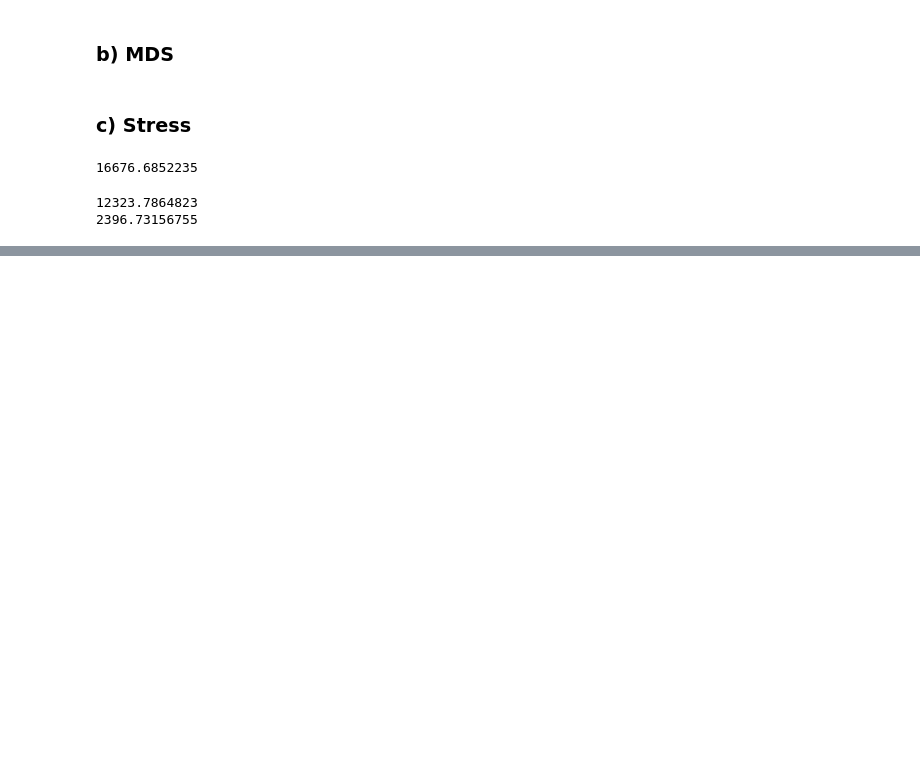
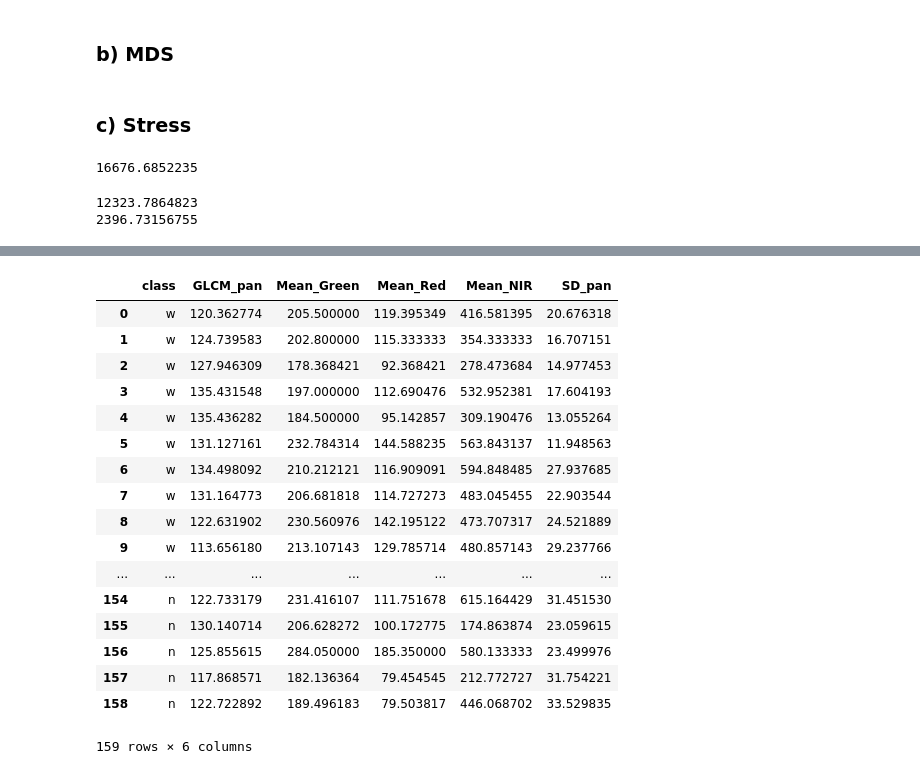
Before and after one commit to aliceziegler/Data_science_git_repo, a Jupyter notebook: Blatt 05/Übungsblatt 5.ipynb, the cells around one changed output, grey strips where cells are left out. Cells and saved outputs as stored; diff of their text form; code cells hidden in the pictures; blank space fills up the shorter version.

```diff
--- a/Blatt 05/Übungsblatt 5.ipynb
+++ b/Blatt 05/Übungsblatt 5.ipynb
@@ -328,0 +179,10 @@ $$
+# %%
+def metadata(data):
+    types = data.dtypes
+    columns = data.columns
+
+    mins = data.min(axis=0)
+    maxs = data.max(axis=0)
+    normalize = (maxs - mins)
+
+    return types,columns,normalize
@@ -328,0 +368,29 @@ $$
+# %%
+trainingReducedIndexes = kNNGreedy(training,'class')
+# %%
+trainingReducedIndexes.sort()
+# %%
+trainingReduced = training.iloc[trainingReducedIndexes]
+trainingReduced.reset_index(drop=True, inplace=True)
+distancesReduced = distances[trainingReducedIndexes,:]
+# %%
+trainingReduced
+# %% [output]
+|  | class | GLCM_pan | Mean_Green | Mean_Red | Mean_NIR | SD_pan |
+| 0 | w | 120.362774 | 205.500000 | 119.395349 | 416.581395 | 20.676318 |
+| 1 | w | 124.739583 | 202.800000 | 115.333333 | 354.333333 | 16.707151 |
+| 2 | w | 127.946309 | 178.368421 | 92.368421 | 278.473684 | 14.977453 |
+| 3 | w | 135.431548 | 197.000000 | 112.690476 | 532.952381 | 17.604193 |
+| 4 | w | 135.436282 | 184.500000 | 95.142857 | 309.190476 | 13.055264 |
+| 5 | w | 131.127161 | 232.784314 | 144.588235 | 563.843137 | 11.948563 |
+| 6 | w | 134.498092 | 210.212121 | 116.909091 | 594.848485 | 27.937685 |
+| 7 | w | 131.164773 | 206.681818 | 114.727273 | 483.045455 | 22.903544 |
+| 8 | w | 122.631902 | 230.560976 | 142.195122 | 473.707317 | 24.521889 |
+| 9 | w | 113.656180 | 213.107143 | 129.785714 | 480.857143 | 29.237766 |
+| ... | ... | ... | ... | ... | ... | ... |
+| 154 | n | 122.733179 | 231.416107 | 111.751678 | 615.164429 | 31.451530 |
+| 155 | n | 130.140714 | 206.628272 | 100.172775 | 174.863874 | 23.059615 |
+| 156 | n | 125.855615 | 284.050000 | 185.350000 | 580.133333 | 23.499976 |
+| 157 | n | 117.868571 | 182.136364 | 79.454545 | 212.772727 | 31.754221 |
+| 158 | n | 122.722892 | 189.496183 | 79.503817 | 446.068702 | 33.529835 |
+159 rows × 6 columns
```
Also changed, not shown: parts of 61 cells of this notebook.
